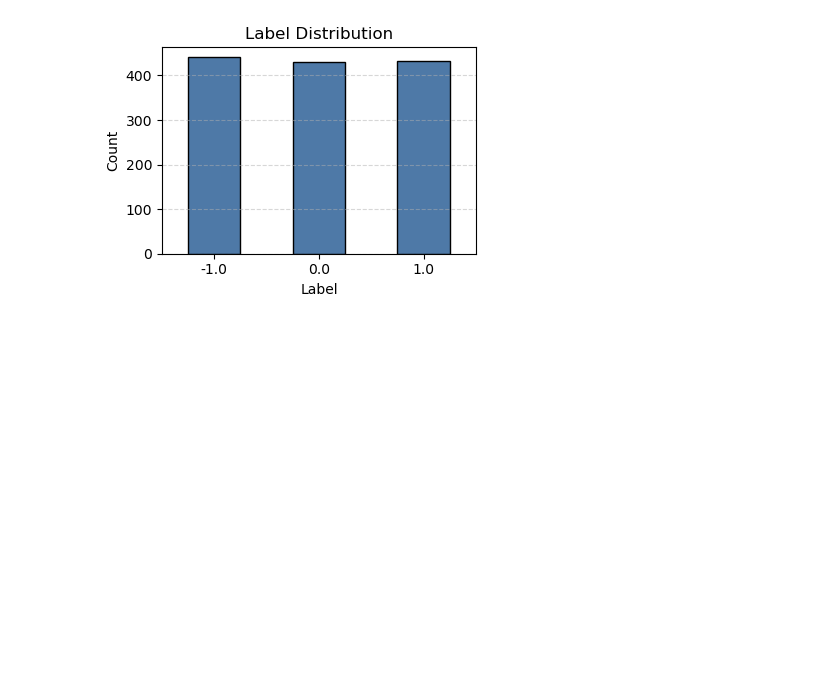
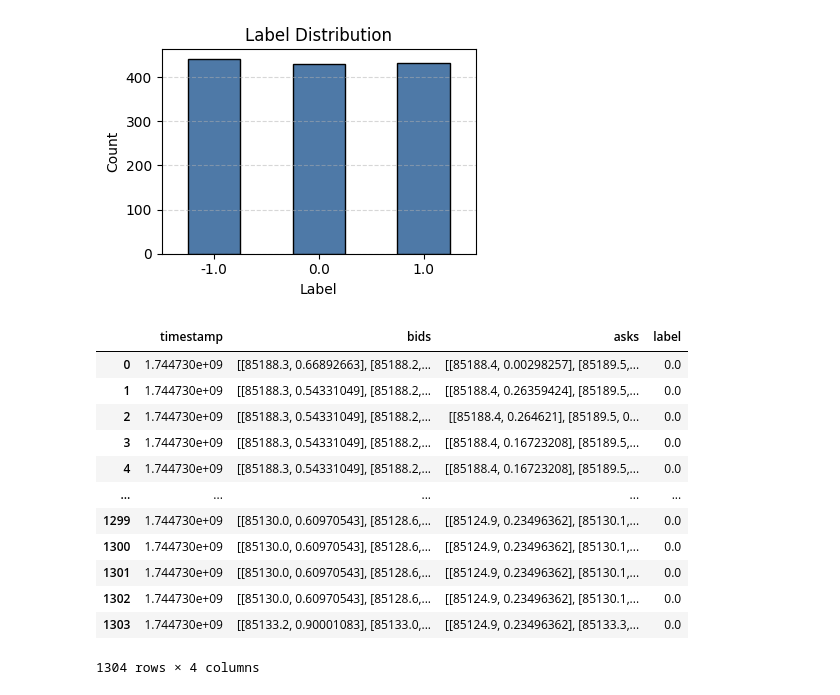
Before and after one commit to phanmtim/CDA_2025, a Jupyter notebook: crypto_crash.ipynb, the cells around one changed output. Saved outputs shown, nothing was run; the diff lists cells and outputs as text; code cells hidden in the pictures; blank space fills up the shorter version.

```diff
--- a/crypto_crash.ipynb
+++ b/crypto_crash.ipynb
@@ -235,3 +237,19 @@ Avg # of bids: 50.00  |  Max: 50
 Avg # of asks: 50.00  |  Max: 50
 --------------------------------------------------
 [figure]
+# %%
+df
+# %% [output]
+|  | timestamp | bids | asks | label |
+| 0 | 1.744730e+09 | [[85188.3, 0.66892663], [85188.2,... | [[85188.4, 0.00298257], [85189.5,... | 0.0 |
+| 1 | 1.744730e+09 | [[85188.3, 0.54331049], [85188.2,... | [[85188.4, 0.26359424], [85189.5,... | 0.0 |
+| 2 | 1.744730e+09 | [[85188.3, 0.54331049], [85188.2,... | [[85188.4, 0.264621], [85189.5, 0... | 0.0 |
+| 3 | 1.744730e+09 | [[85188.3, 0.54331049], [85188.2,... | [[85188.4, 0.16723208], [85189.5,... | 0.0 |
+| 4 | 1.744730e+09 | [[85188.3, 0.54331049], [85188.2,... | [[85188.4, 0.16723208], [85189.5,... | 0.0 |
+| ... | ... | ... | ... | ... |
+| 1299 | 1.744730e+09 | [[85130.0, 0.60970543], [85128.6,... | [[85124.9, 0.23496362], [85130.1,... | 0.0 |
+| 1300 | 1.744730e+09 | [[85130.0, 0.60970543], [85128.6,... | [[85124.9, 0.23496362], [85130.1,... | 0.0 |
+| 1301 | 1.744730e+09 | [[85130.0, 0.60970543], [85128.6,... | [[85124.9, 0.23496362], [85130.1,... | 0.0 |
+| 1302 | 1.744730e+09 | [[85130.0, 0.60970543], [85128.6,... | [[85124.9, 0.23496362], [85130.1,... | 0.0 |
+| 1303 | 1.744730e+09 | [[85133.2, 0.90001083], [85133.0,... | [[85124.9, 0.23496362], [85133.3,... | 0.0 |
+1304 rows × 4 columns
```
Also changed, not shown: parts of 10 cells of this notebook, 1 other file.
